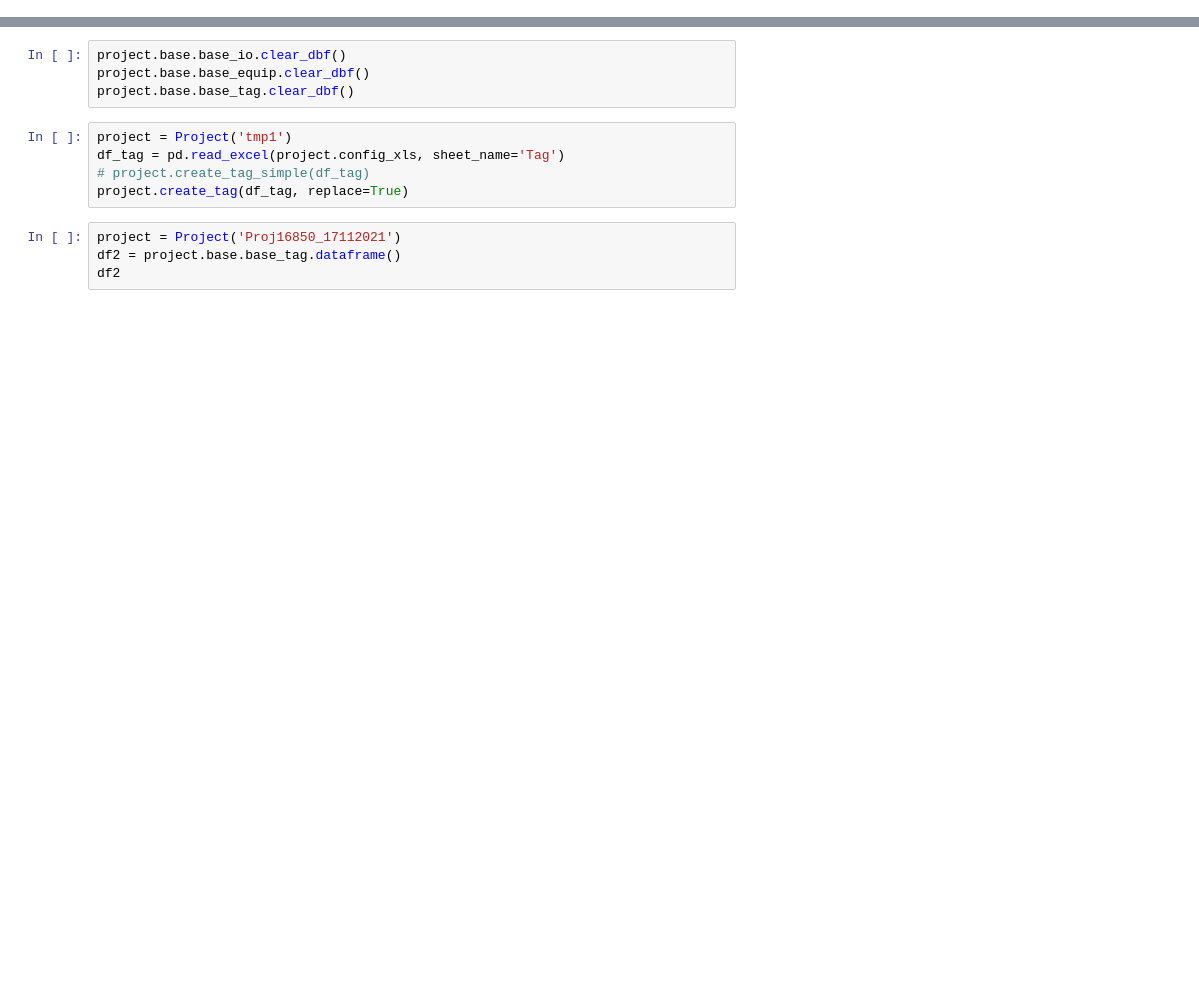
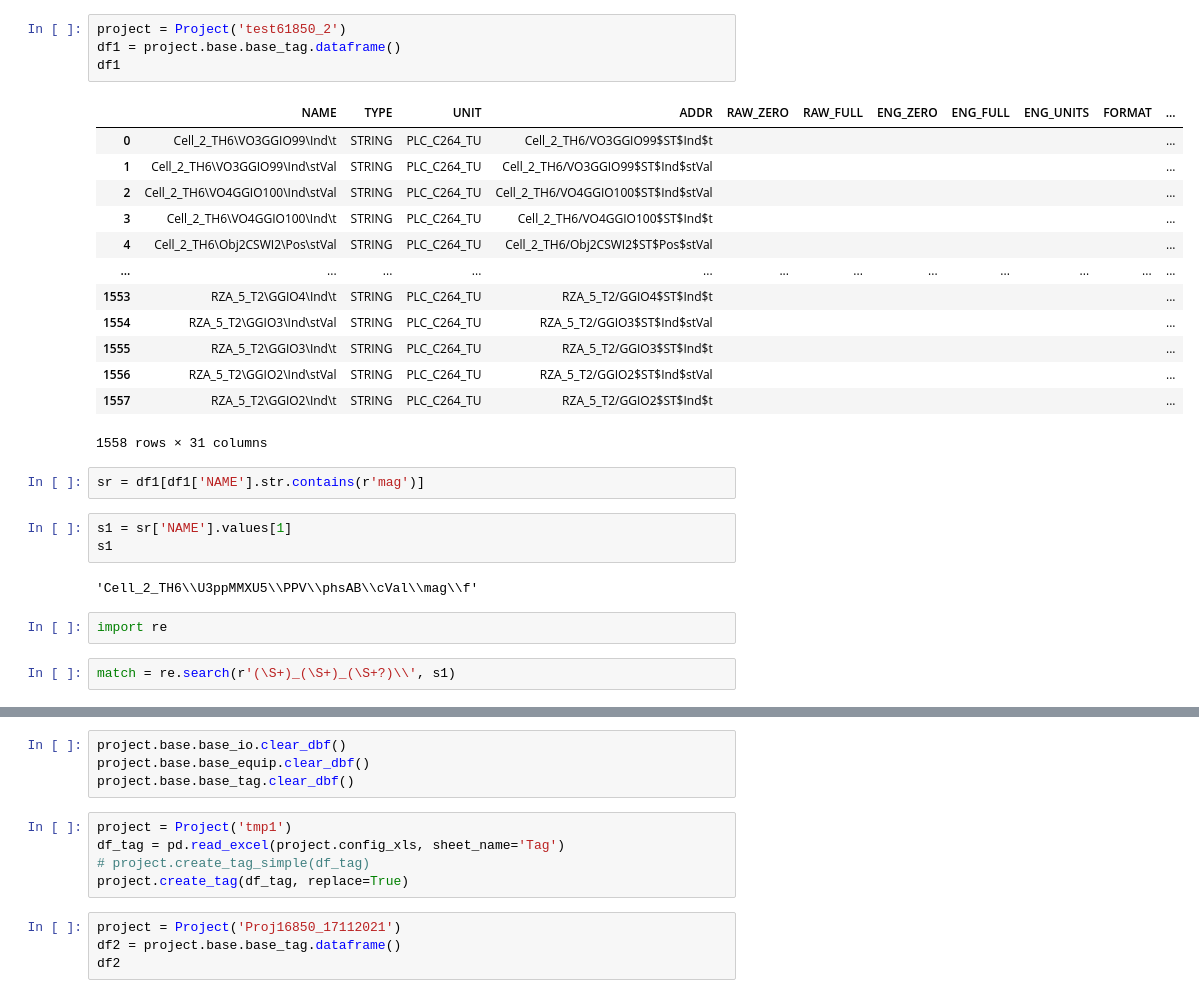
Before and after one commit to alermar69/myPython, a Jupyter notebook: ACY/dbf_scada.ipynb, the cells around one changed output, grey strips where cells are left out. Saved outputs shown, nothing was run; the diff lists cells and outputs as text; blank space fills up the shorter version.

```diff
--- a/ACY/dbf_scada.ipynb
+++ b/ACY/dbf_scada.ipynb
@@ -368,0 +461,29 @@ project = Project('tmp1')
+# %%
+project = Project('test61850_2')
+df1 = project.base.base_tag.dataframe()
+df1
+# %% [output]
+|  | NAME | TYPE | UNIT | ADDR | RAW_ZERO | RAW_FULL | ENG_ZERO | ENG_FULL | ENG_UNITS | FORMAT | ... |
+| 0 | Cell_2_TH6\VO3GGIO99\Ind\t | STRING | PLC_C264_TU | Cell_2_TH6/VO3GGIO99$ST$Ind$t |  |  |  |  |  |  | ... |
+| 1 | Cell_2_TH6\VO3GGIO99\Ind\stVal | STRING | PLC_C264_TU | Cell_2_TH6/VO3GGIO99$ST$Ind$stVal |  |  |  |  |  |  | ... |
+| 2 | Cell_2_TH6\VO4GGIO100\Ind\stVal | STRING | PLC_C264_TU | Cell_2_TH6/VO4GGIO100$ST$Ind$stVal |  |  |  |  |  |  | ... |
+| 3 | Cell_2_TH6\VO4GGIO100\Ind\t | STRING | PLC_C264_TU | Cell_2_TH6/VO4GGIO100$ST$Ind$t |  |  |  |  |  |  | ... |
+| 4 | Cell_2_TH6\Obj2CSWI2\Pos\stVal | STRING | PLC_C264_TU | Cell_2_TH6/Obj2CSWI2$ST$Pos$stVal |  |  |  |  |  |  | ... |
+| ... | ... | ... | ... | ... | ... | ... | ... | ... | ... | ... | ... |
+| 1553 | RZA_5_T2\GGIO4\Ind\t | STRING | PLC_C264_TU | RZA_5_T2/GGIO4$ST$Ind$t |  |  |  |  |  |  | ... |
+| 1554 | RZA_5_T2\GGIO3\Ind\stVal | STRING | PLC_C264_TU | RZA_5_T2/GGIO3$ST$Ind$stVal |  |  |  |  |  |  | ... |
+| 1555 | RZA_5_T2\GGIO3\Ind\t | STRING | PLC_C264_TU | RZA_5_T2/GGIO3$ST$Ind$t |  |  |  |  |  |  | ... |
+| 1556 | RZA_5_T2\GGIO2\Ind\stVal | STRING | PLC_C264_TU | RZA_5_T2/GGIO2$ST$Ind$stVal |  |  |  |  |  |  | ... |
+| 1557 | RZA_5_T2\GGIO2\Ind\t | STRING | PLC_C264_TU | RZA_5_T2/GGIO2$ST$Ind$t |  |  |  |  |  |  | ... |
+1558 rows × 31 columns
+# %%
+sr = df1[df1['NAME'].str.contains(r'mag')]
+# %%
+s1 = sr['NAME'].values[1]
+s1
+# %% [output]
+'Cell_2_TH6\\U3ppMMXU5\\PPV\\phsAB\\cVal\\mag\\f'
+# %%
+import re
+# %%
+match = re.search(r'(\S+)_(\S+)_(\S+?)\\', s1)
```
Also changed, not shown: parts of 26 cells of this notebook, 14 other files.
